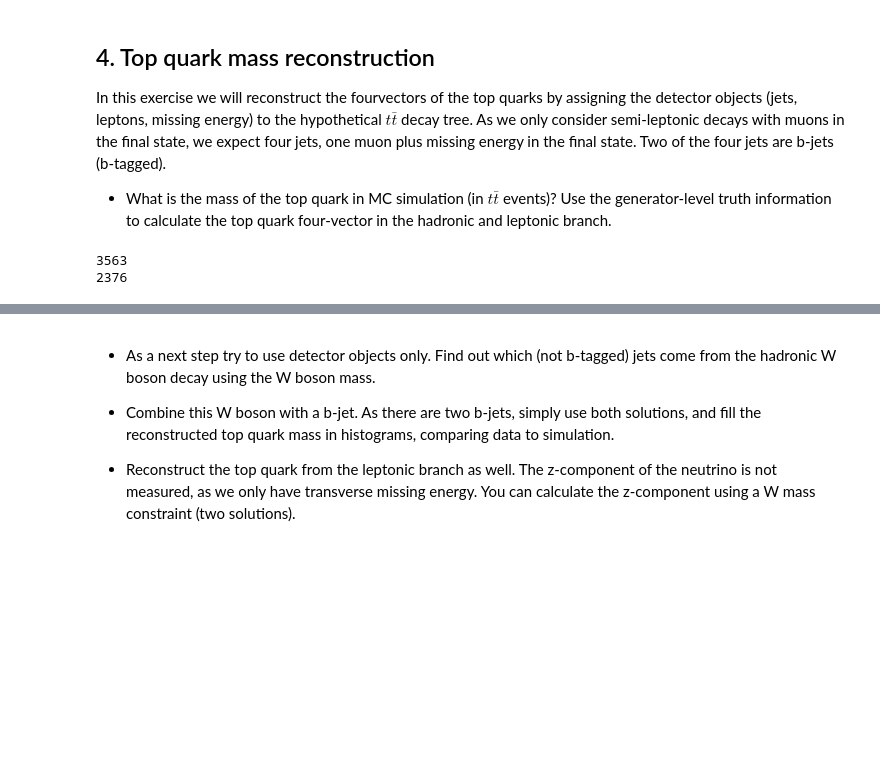
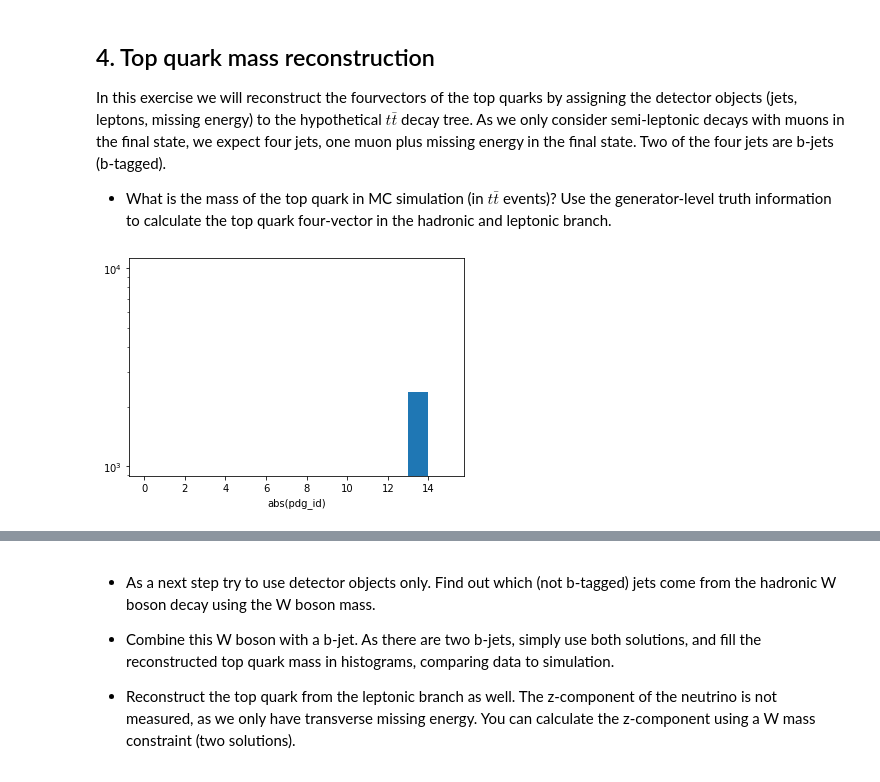
Before and after one commit to QuarkNet-HEP/ttbar-heptutorial, a Jupyter notebook: ttbar-heptutorial.ipynb, the cells around one changed output, grey strips where cells are left out. Drawn from its saved outputs; the diff is of its cells as text; code cells hidden in the pictures; blank space fills up the shorter version.

```diff
--- a/ttbar-heptutorial.ipynb
+++ b/ttbar-heptutorial.ipynb
@@ -1270,9 +1277,4 @@ state. Two of the four jets are b-jets (b-tagged).
 # %%
-truth = tt_mc_triggered.copy()
-print(len(truth))
-truth = truth[np.abs(truth.MCleptonPDGid) == 13]
-print(len(truth))
-
 truth['MChadronicBottom_E'] = np.sqrt(
     truth.MChadronicBottom_px**2 +
     truth.MChadronicBottom_py**2 +
@@ -1284,7 +1286,6 @@ truth['MChadronicWDecayQuark_E'] = np.sqrt(
     truth.MChadronicWDecayQuark_py**2 +
     truth.MChadronicWDecayQuark_pz**2
 )
-
 
 truth['MChadronicWDecayQuarkBar_E'] = np.sqrt(
     truth.MChadronicWDecayQuarkBar_px**2 +
@@ -1305,6 +1306,17 @@ m_hadronic = np.sqrt(
     (truth.MChadronicBottom_py + truth.MChadronicWDecayQuark_py + truth.MChadronicWDecayQuarkBar_py)**2 -
     (truth.MChadronicBottom_pz + truth.MChadronicWDecayQuark_pz + truth.MChadronicWDecayQuarkBar_pz)**2
 )
-# %% [output]
-3563
-2376
+# %%
+codes = np.abs(truth.MCleptonPDGid)
+
+plt.hist(
+    codes,
+    bins=15,
+    range=(0,15)
+)
+
+plt.xlabel('abs(pdg_id)')
+plt.yscale('log')
+plt.show()
+# %% [output]
+[figure, added]
```
Also changed, not shown: parts of 17 cells of this notebook.
